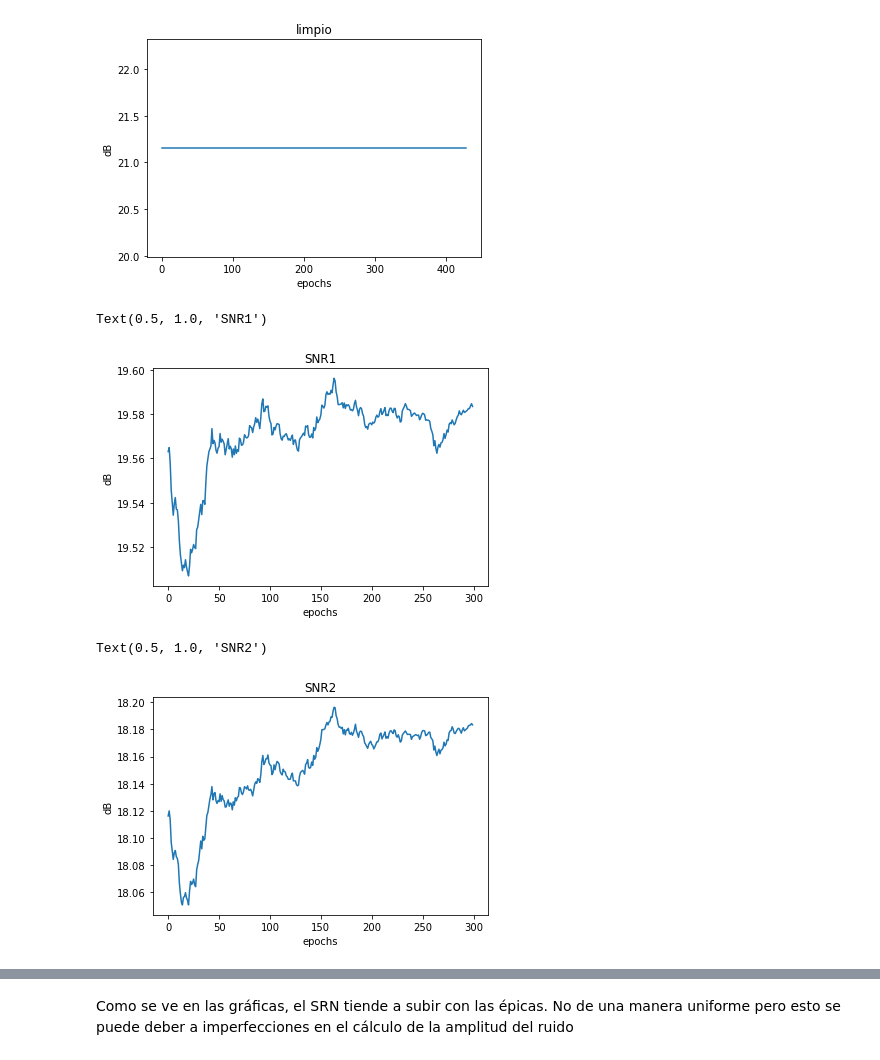
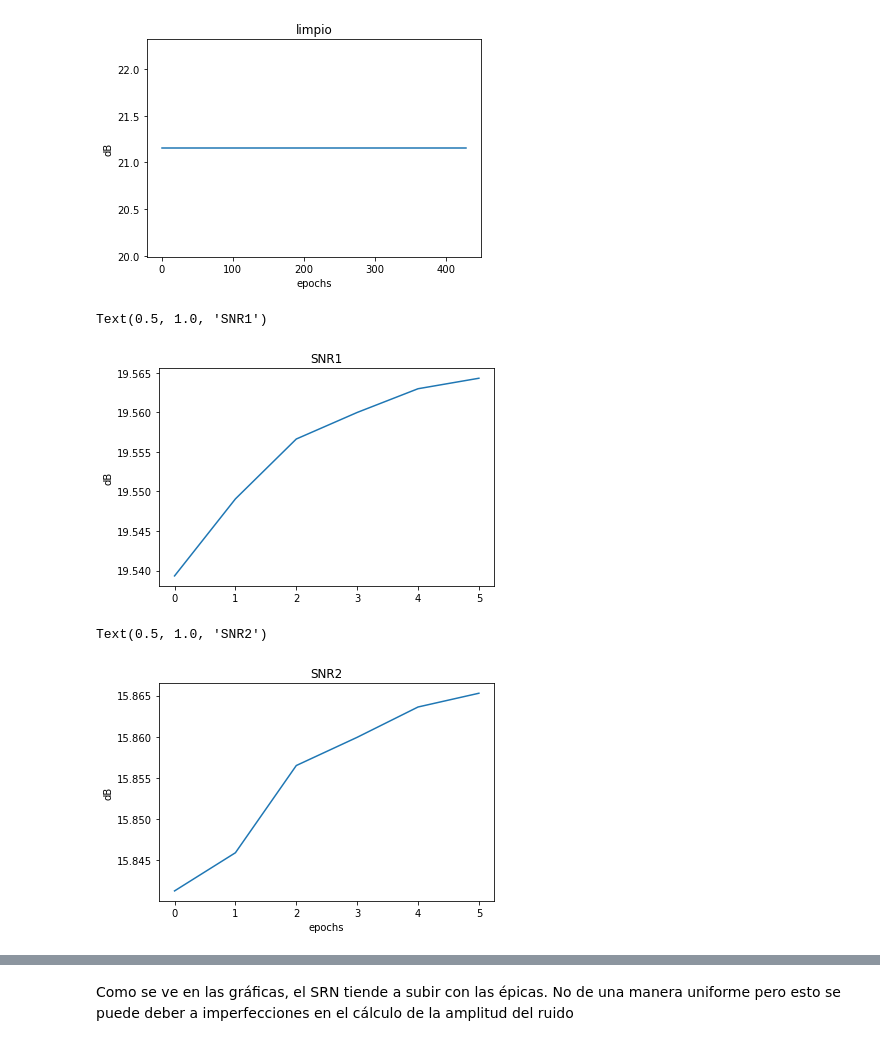
Before and after one commit to ragnell93/EC6671, a Jupyter notebook: tarea2.ipynb, the cells around one changed output, grey strips where cells are left out. Saved outputs shown, nothing was run; the diff lists cells and outputs as text; code cells hidden in the pictures.

```diff
--- a/tarea2.ipynb
+++ b/tarea2.ipynb
@@ -46,8 +54,8 @@ Conseguimos la amplitud del ruido a partir del intervalo entre cada latido. El r
 vpp_noise_limpio = []
 
 for t in time_r_peaks_limpio:
-    start = int((t + 0.37) * sampling_rate) # 0.37 - time between a peak and a flat
-    end = int((t + 0.45)* sampling_rate) # 0.45 time between a peak and the end of the flat
+    start = int((t + 0.37) * sampling_rate)
+    end = int((t + 0.45)* sampling_rate)
     interval = limpio[start:end]
     vpp = ptp(interval)
     vpp_noise_limpio.append(vpp)
@@ -69,9 +77,9 @@ vpp_noise_snr1_mean = mean(vpp_noise_snr1)
 
 vpp_noise_snr2 = []
 
-for t in time_r_peaks_snr3:
-    start = int((t + 0.37) * sampling_rate)
-    end = int((t + 0.45)* sampling_rate)
+for t in time_r_peaks_snr2:
+    start = int((t + 0.25) * sampling_rate)
+    end = int((t + 0.50)* sampling_rate)
     interval = snr2[start:end]
     vpp = ptp(interval)
     vpp_noise_snr2.append(vpp)
@@ -82,8 +90,8 @@ vpp_noise_snr2_mean = mean(vpp_noise_snr2)
 vpp_noise_snr3 = []
 
 for t in time_r_peaks_snr3:
-    start = int((t + 0.37) * sampling_rate)
-    end = int((t + 0.45)* sampling_rate)
+    start = int((t + 0.15) * sampling_rate)
+    end = int((t + 0.55)* sampling_rate)
     interval = snr3[start:end]
     vpp = ptp(interval)
     vpp_noise_snr3.append(vpp)
@@ -94,8 +102,8 @@ vpp_noise_snr3_mean = mean(vpp_noise_snr3)
 vpp_noise_snr4 = []
 
 for t in time_r_peaks_snr4:
-    start = int((t + 0.37) * sampling_rate)
-    end = int((t + 0.45)* sampling_rate)
+    start = int((t + 0.10) * sampling_rate)
+    end = int((t + 0.567)* sampling_rate)
     interval = snr4[start:end]
     vpp = ptp(interval)
     vpp_noise_snr4.append(vpp)
@@ -225,19 +221,19 @@ plt.title('limpio')
 Text(0.5, 1.0, 'limpio')
 [figure]
 # %%
-plt.plot(snr_snr1_mean_array[100:400])
+plt.plot(snr_snr1_mean_array[136:142])
 plt.ylabel('dB')
 plt.xlabel('epochs')
 plt.title('SNR1')
 # %% [output]
 Text(0.5, 1.0, 'SNR1')
-[figure, old version]
+[figure, new version]
 # %%
-plt.plot(snr_snr2_mean_array[100:400])
+plt.plot(snr_snr2_mean_array[126:132])
 plt.ylabel('dB')
 plt.xlabel('epochs')
 plt.title('SNR2')
 # %% [output]
 Text(0.5, 1.0, 'SNR2')
-[figure, old version]
+[figure, new version]
 # %%
```
Also changed, not shown: parts of 21 cells of this notebook.
